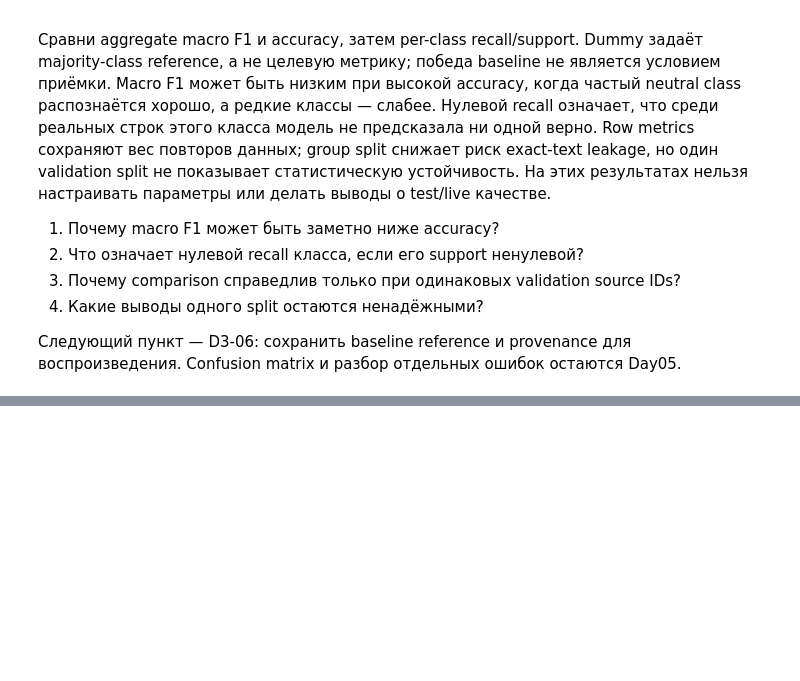
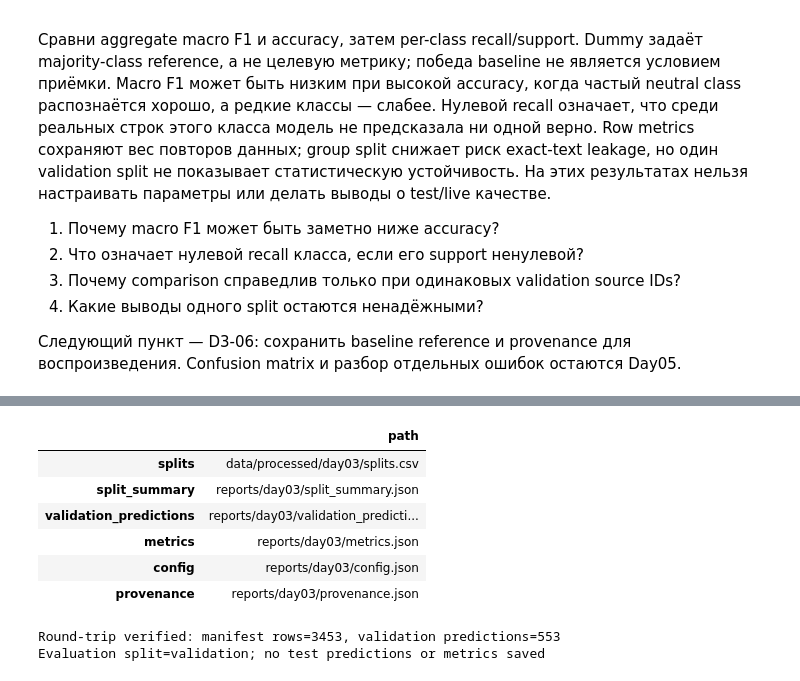
Before and after one commit to HomeboyMakkri/Text-classification, a Jupyter notebook: notebooks/day03_baseline.ipynb, the cells around one changed output, grey strips where cells are left out. Cells and saved outputs as stored; diff of their text form; code cells hidden in the pictures; blank space fills up the shorter version.

Commit message:
feat: add reproducible day 3 baseline runner

```diff
--- a/notebooks/day03_baseline.ipynb
+++ b/notebooks/day03_baseline.ipynb
@@ -592,0 +601,47 @@ Both metric sets use the same 553 validation rows; test was not evaluated
+# %%
+from finnews_sentiment.models.run_baseline import run_baseline
+
+baseline_run = run_baseline(ROOT / "configs/train_baseline.json", ROOT)
+artifact_paths = pd.Series({
+    "splits": str(baseline_run.artifacts.splits.relative_to(ROOT)),
+    "split_summary": str(baseline_run.artifacts.split_summary.relative_to(ROOT)),
+    "validation_predictions": str(baseline_run.artifacts.validation_predictions.relative_to(ROOT)),
+    "metrics": str(baseline_run.artifacts.metrics.relative_to(ROOT)),
+    "config": str(baseline_run.artifacts.config.relative_to(ROOT)),
+    "provenance": str(baseline_run.artifacts.provenance.relative_to(ROOT)),
+}, name="path")
+display(artifact_paths.to_frame())
+saved_manifest = pd.read_csv(
+    baseline_run.artifacts.splits, dtype={"source_row_id": "int64", "group_id": "int64"},
+)
+pd.testing.assert_frame_equal(saved_manifest, news_splits.manifest)
+saved_predictions = pd.read_csv(baseline_run.artifacts.validation_predictions, dtype="int64")
+expected_saved_predictions = pd.DataFrame({
+    "source_row_id": validation_news["source_row_id"].to_numpy(),
+    "true_label_id": validation_news[baseline_config.target_col].to_numpy(),
+    "baseline_pred_label_id": validation_predictions["baseline_prediction"].to_numpy(),
+    "dummy_pred_label_id": validation_predictions["dummy_prediction"].to_numpy(),
+})
+pd.testing.assert_frame_equal(saved_predictions, expected_saved_predictions)
+saved_metrics = json.loads(baseline_run.artifacts.metrics.read_text(encoding="utf-8"))
+saved_summary = json.loads(baseline_run.artifacts.split_summary.read_text(encoding="utf-8"))
+saved_provenance = json.loads(baseline_run.artifacts.provenance.read_text(encoding="utf-8"))
+assert saved_metrics["evaluation_split"] == "validation"
+assert saved_metrics["n_valid"] == evaluation.baseline.n_samples
+assert saved_metrics["baseline"]["macro_f1"] == evaluation.baseline.macro_f1
+assert saved_metrics["dummy"]["accuracy"] == evaluation.dummy.accuracy
+assert saved_summary["algorithm"] == news_splits.summary.algorithm
+assert saved_provenance["checksums"]["predictions"] == hashlib.sha256(baseline_run.artifacts.validation_predictions.read_bytes()).hexdigest()
+assert saved_provenance["checksums"]["metrics"] == hashlib.sha256(baseline_run.artifacts.metrics.read_bytes()).hexdigest()
+print(f"Round-trip verified: manifest rows={len(saved_manifest)}, validation predictions={len(saved_predictions)}")
+print(f"Evaluation split={saved_metrics['evaluation_split']}; no test predictions or metrics saved")
+# %% [output]
+|  | path |
+| splits | data/processed/day03/splits.csv |
+| split_summary | reports/day03/split_summary.json |
+| validation_predictions | reports/day03/validation_predicti... |
+| metrics | reports/day03/metrics.json |
+| config | reports/day03/config.json |
+| provenance | reports/day03/provenance.json |
+Round-trip verified: manifest rows=3453, validation predictions=553
+Evaluation split=validation; no test predictions or metrics saved
```
Also changed, not shown: parts of 2 cells of this notebook, 4 other files.
